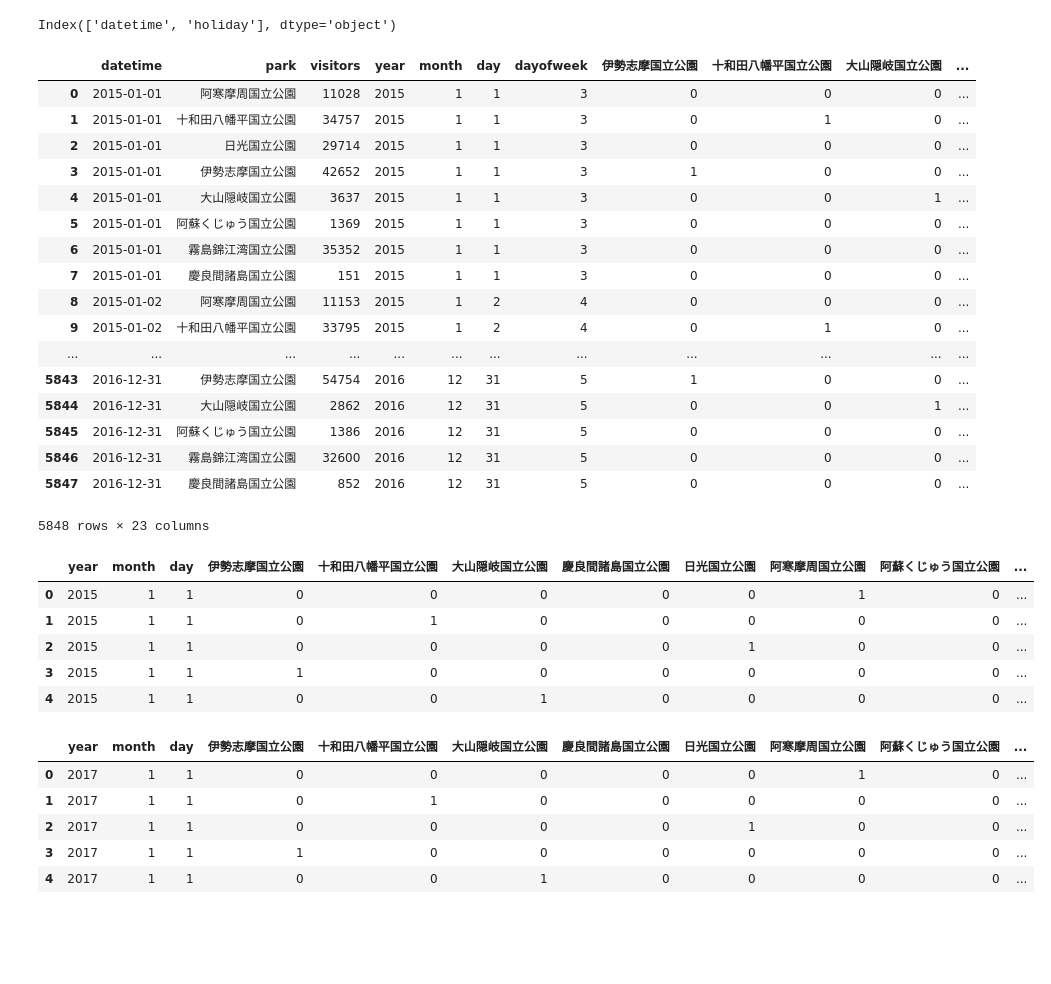
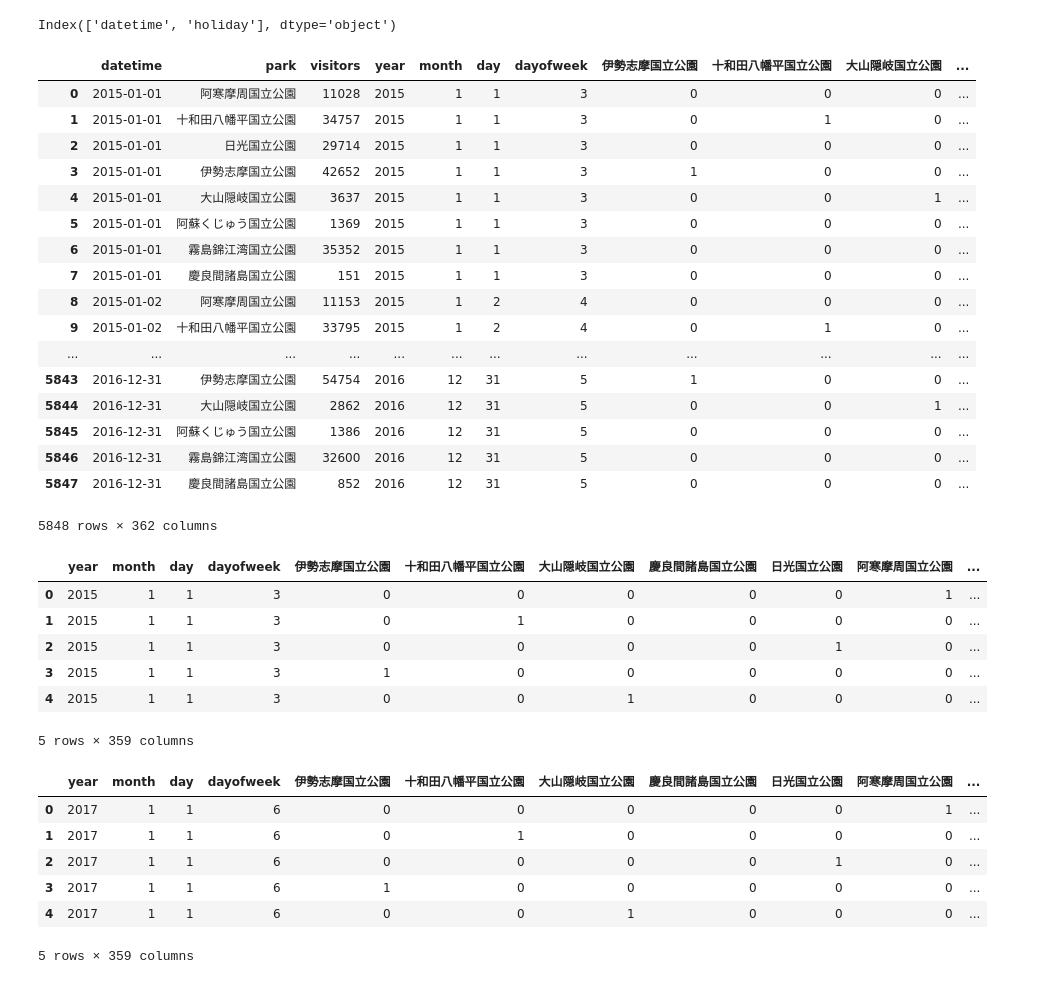
Before and after one commit to TaigoKuriyama/national_park_prediction, a Jupyter notebook: notebook/preprocess.ipynb, the cells around one changed output. Drawn from its saved outputs; the diff is of its cells as text; code cells hidden in the pictures; blank space fills up the shorter version.

Commit message:
Onehot vector

```diff
--- a/notebook/preprocess.ipynb
+++ b/notebook/preprocess.ipynb
@@ -105,3 +105,15 @@ df_train
 | 5846 | 2016-12-31 | 霧島錦江湾国立公園 | 32600 | 2016 | 12 | 31 | 5 | 0 | 0 | 0 | ... |
 | 5847 | 2016-12-31 | 慶良間諸島国立公園 | 852 | 2016 | 12 | 31 | 5 | 0 | 0 | 0 | ... |
 5848 rows × 22 columns
+# %%
+def onehot_encdr_month(df):
+    # onehot vector for park column
+    encoder = LabelBinarizer()
+    month_onehot = encoder.fit_transform(df['month'])
+    df_month = pd.DataFrame(month_onehot,columns=['Jan','Feb','Mar','Apr','May','Jun','Jul','Aug','Sep','Oct','Nov','Dec'])
+    df = pd.concat([df,df_month],axis=1)
+    return df
+# %%
+df_train = onehot_encdr_month(df_train)
+df_test = onehot_encdr_month(df_test)
+df_train
@@ -107,0 +139,12 @@ df_train
+# %%
+def onehot_encdr_day(df):
+    # onehot vector for park column
+    encoder = LabelBinarizer()
+    day_onehot = encoder.fit_transform(df['day'])
+    df_day = pd.DataFrame(day_onehot,columns=[1,2,3,4,5,6,7,8,9,10,11,12,13,14,15,16,17,18,19,20,21,22,23,24,25,26,27,28,29,30,31])
+    df = pd.concat([df,df_day],axis=1)
+    return df
+# %%
+df_train = onehot_encdr_day(df_train)
+df_test = onehot_encdr_day(df_test)
+df_train.tail()
@@ -134,7 +185,7 @@ df_merged
 | 5845 | 2016-12-31 | 阿蘇くじゅう国立公園 | 1386 | 2016 | 12 | 31 | 5 | 0 | 0 | 0 | ... |
 | 5846 | 2016-12-31 | 霧島錦江湾国立公園 | 32600 | 2016 | 12 | 31 | 5 | 0 | 0 | 0 | ... |
 | 5847 | 2016-12-31 | 慶良間諸島国立公園 | 852 | 2016 | 12 | 31 | 5 | 0 | 0 | 0 | ... |
-5848 rows × 23 columns
+5848 rows × 362 columns
 # %%
 from sklearn.cross_validation import train_test_split
 import math
@@ -142,29 +193,31 @@ from sklearn.metrics import classification_report, roc_auc_score, precision_reca
 import xgboost as xgb
 from sklearn.grid_search import GridSearchCV
 # %%
-df_except_y = df_merged.drop(['park','visitors','datetime','dayofweek'], axis=1)
+df_except_y = df_merged.drop(['park','visitors','datetime'], axis=1)
 X_train = df_except_y.as_matrix()
 y_train = df_merged['visitors'].as_matrix()
 df_except_y.head()
 # %% [output]
-|  | year | month | day | 伊勢志摩国立公園 | 十和田八幡平国立公園 | 大山隠岐国立公園 | 慶良間諸島国立公園 | 日光国立公園 | 阿寒摩周国立公園 | 阿蘇くじゅう国立公園 | ... |
-| 0 | 2015 | 1 | 1 | 0 | 0 | 0 | 0 | 0 | 1 | 0 | ... |
-| 1 | 2015 | 1 | 1 | 0 | 1 | 0 | 0 | 0 | 0 | 0 | ... |
-| 2 | 2015 | 1 | 1 | 0 | 0 | 0 | 0 | 1 | 0 | 0 | ... |
-| 3 | 2015 | 1 | 1 | 1 | 0 | 0 | 0 | 0 | 0 | 0 | ... |
-| 4 | 2015 | 1 | 1 | 0 | 0 | 1 | 0 | 0 | 0 | 0 | ... |
+|  | year | month | day | dayofweek | 伊勢志摩国立公園 | 十和田八幡平国立公園 | 大山隠岐国立公園 | 慶良間諸島国立公園 | 日光国立公園 | 阿寒摩周国立公園 | ... |
+| 0 | 2015 | 1 | 1 | 3 | 0 | 0 | 0 | 0 | 0 | 1 | ... |
+| 1 | 2015 | 1 | 1 | 3 | 0 | 1 | 0 | 0 | 0 | 0 | ... |
+| 2 | 2015 | 1 | 1 | 3 | 0 | 0 | 0 | 0 | 1 | 0 | ... |
+| 3 | 2015 | 1 | 1 | 3 | 1 | 0 | 0 | 0 | 0 | 0 | ... |
+| 4 | 2015 | 1 | 1 | 3 | 0 | 0 | 1 | 0 | 0 | 0 | ... |
+5 rows × 359 columns
 # %%
 df_test_merged = pd.merge(df_test,df_holiday,on='datetime')
-df_test_merged = df_test_merged.drop(['park','datetime','index','dayofweek'], axis=1)
+df_test_merged = df_test_merged.drop(['park','datetime','index'], axis=1)
 X_test = df_test_merged.as_matrix()
 df_test_merged.head()
 # %% [output]
-|  | year | month | day | 伊勢志摩国立公園 | 十和田八幡平国立公園 | 大山隠岐国立公園 | 慶良間諸島国立公園 | 日光国立公園 | 阿寒摩周国立公園 | 阿蘇くじゅう国立公園 | ... |
-| 0 | 2017 | 1 | 1 | 0 | 0 | 0 | 0 | 0 | 1 | 0 | ... |
-| 1 | 2017 | 1 | 1 | 0 | 1 | 0 | 0 | 0 | 0 | 0 | ... |
-| 2 | 2017 | 1 | 1 | 0 | 0 | 0 | 0 | 1 | 0 | 0 | ... |
-| 3 | 2017 | 1 | 1 | 1 | 0 | 0 | 0 | 0 | 0 | 0 | ... |
-| 4 | 2017 | 1 | 1 | 0 | 0 | 1 | 0 | 0 | 0 | 0 | ... |
+|  | year | month | day | dayofweek | 伊勢志摩国立公園 | 十和田八幡平国立公園 | 大山隠岐国立公園 | 慶良間諸島国立公園 | 日光国立公園 | 阿寒摩周国立公園 | ... |
+| 0 | 2017 | 1 | 1 | 6 | 0 | 0 | 0 | 0 | 0 | 1 | ... |
+| 1 | 2017 | 1 | 1 | 6 | 0 | 1 | 0 | 0 | 0 | 0 | ... |
+| 2 | 2017 | 1 | 1 | 6 | 0 | 0 | 0 | 0 | 1 | 0 | ... |
+| 3 | 2017 | 1 | 1 | 6 | 1 | 0 | 0 | 0 | 0 | 0 | ... |
+| 4 | 2017 | 1 | 1 | 6 | 0 | 0 | 1 | 0 | 0 | 0 | ... |
+5 rows × 359 columns
 # %%
 # parametar tuning
 params = {"learning_rate":[0.1,0.3,0.5],
```
Also changed, not shown: parts of 5 cells of this notebook, 5 other files.
